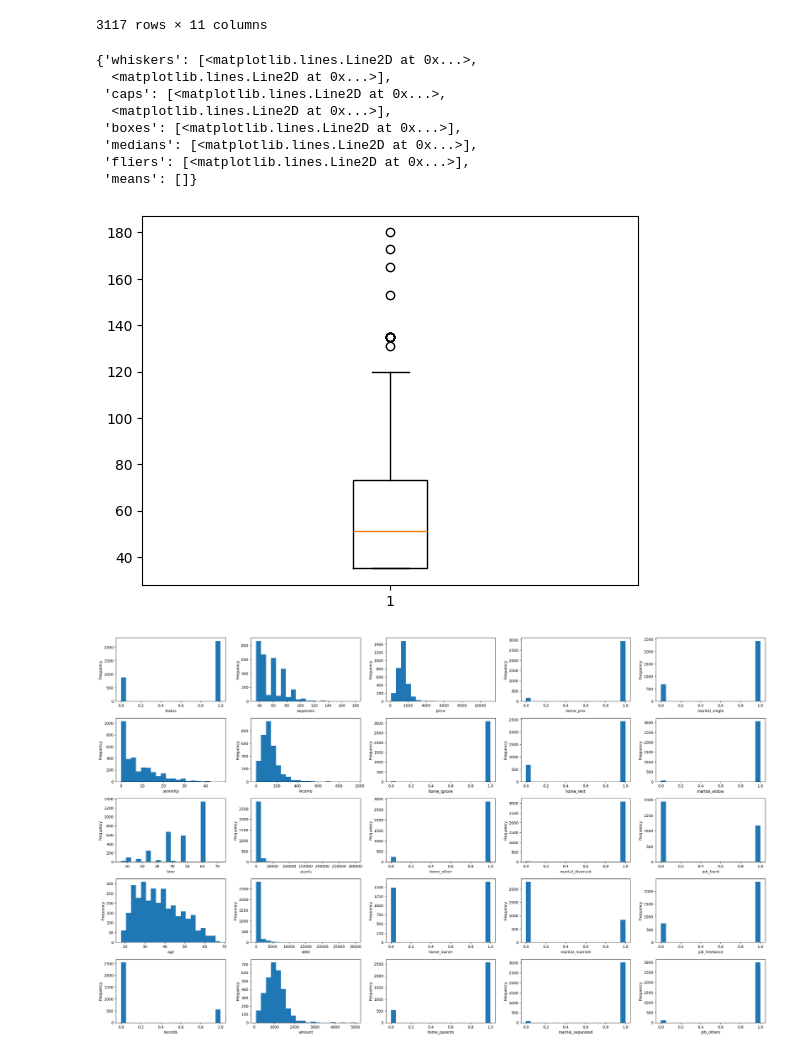
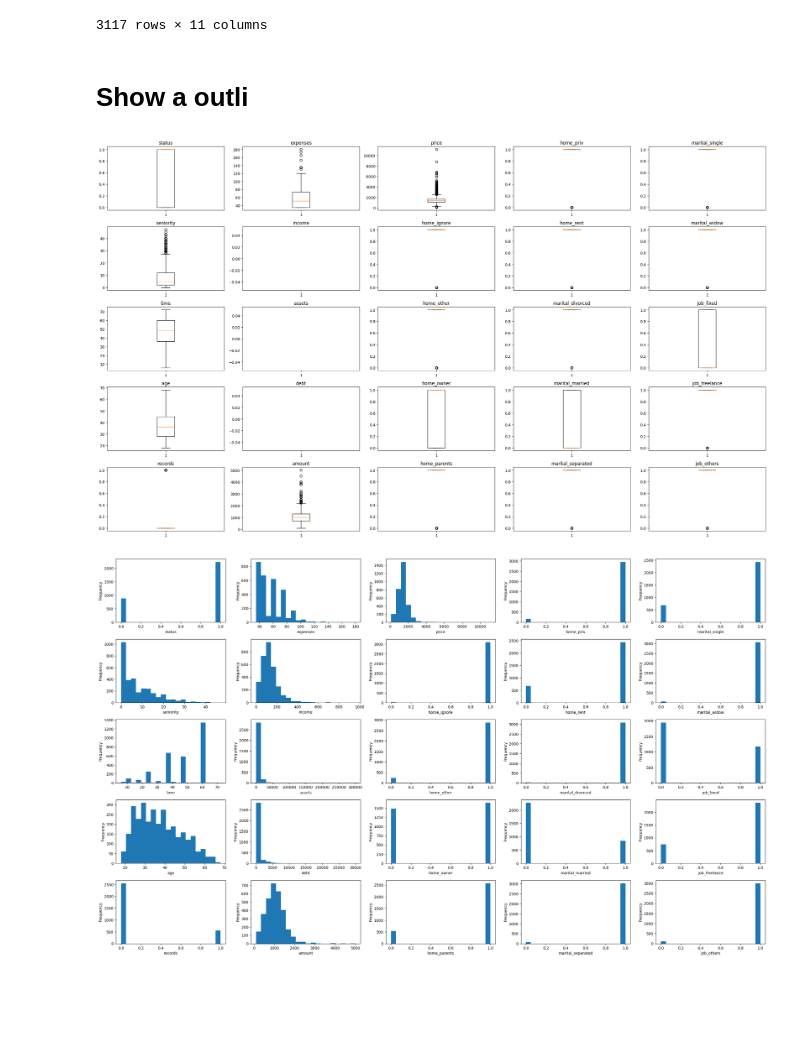
Before and after one commit to ViruSs51/Excalibur_AI_Camp, a Jupyter notebook: lesson_15 - Supervised Learning 3, Decision Trees/homework/ChallengeTask.ipynb, the cells around one changed output. Drawn from its saved outputs; the diff is of its cells as text; code cells hidden in the pictures; blank space fills up the shorter version.

```diff
--- a/lesson_15 - Supervised Learning 3, Decision Trees/homework/ChallengeTask.ipynb
+++ b/lesson_15 - Supervised Learning 3, Decision Trees/homework/ChallengeTask.ipynb
@@ -363,18 +363,24 @@ df.iloc[:, :11]
 | 3116 | 1 | 2 | 36 | 30 | 0 | 45 | 350.0 | 4000.0 | 0.0 | 800 | 1800 |
 | 3117 | 1 | 1 | 36 | 31 | 0 | 45 | 197.0 | 8000.0 | 300.0 | 1590 | 1597 |
 3117 rows × 11 columns
-# %%
-plt.boxplot(df['expenses'])
-# %% [output]
-{'whiskers': [<matplotlib.lines.Line2D at 0x...>,
-  <matplotlib.lines.Line2D at 0x...>],
- 'caps': [<matplotlib.lines.Line2D at 0x...>,
-  <matplotlib.lines.Line2D at 0x...>],
- 'boxes': [<matplotlib.lines.Line2D at 0x...>],
- 'medians': [<matplotlib.lines.Line2D at 0x...>],
- 'fliers': [<matplotlib.lines.Line2D at 0x...>],
- 'means': []}
-[figure, removed]
+# %% [markdown]
+# Show a outli
+# %%
+def show_boxplots(df: pd.DataFrame, rows: int=3, cols: int=3):
+    fig, axs = plt.subplots(rows, cols, figsize=(cols*5, cols*3))
+
+    for i in tqdm(range(cols)):
+        for i2, c in tqdm(enumerate(df.iloc[:, cols*i:cols*(i+1)].columns)):
+            axs[i2, i].boxplot(df[c])
+            axs[i2, i].set_title(c)
+
+    plt.tight_layout()
+    plt.show()
+# %%
+#plt.boxplot(df['expenses'])
+show_boxplots(df, rows=5, cols=5)
+# %% [output]
+[figure, added]
 # %%
 show_frequency(df, cols=5, rows=5)
 # %% [output]
```
Also changed, not shown: 1 other file.
